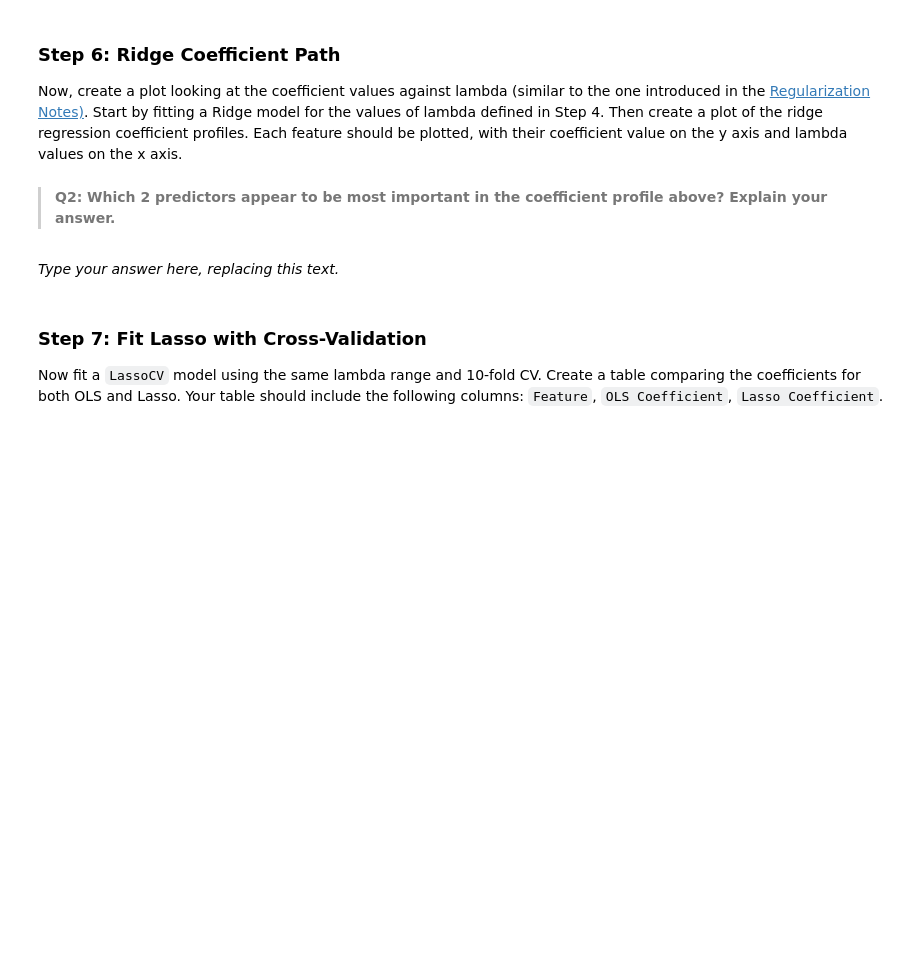
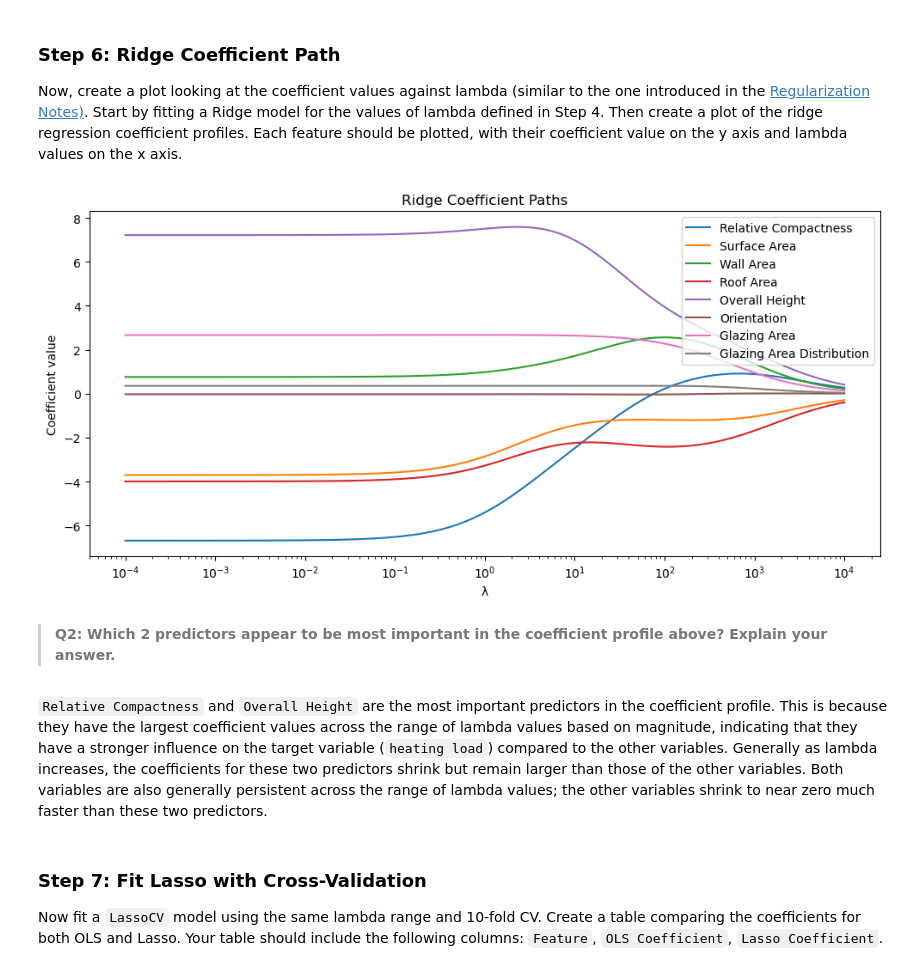
Before and after one commit to vedikaS-byte/assignment-3, a Jupyter notebook: task1/hw3-task1.ipynb, the cells around one changed output. Drawn from its saved outputs; the diff is of its cells as text; code cells hidden in the pictures; blank space fills up the shorter version.

```diff
--- a/task1/hw3-task1.ipynb
+++ b/task1/hw3-task1.ipynb
@@ -203,10 +206,31 @@ q4 results: All test cases passed!
 Now, create a plot looking at the coefficient values against lambda (similar to the one introduced in the [Regularization Notes)](https://meds-eds-232.github.io/EDS-232-course-website/notes/6_linear_model_selection_and_regularization/6_linear_model_selection_and_regularization-NOTES.html). Start by fitting a Ridge model for the values of lambda defined in Step 4. Then create a plot of the ridge regression coefficient profiles. Each feature should be plotted, with their coefficient value on the y axis and lambda values on the x axis.
 # %%
 # Define a list to store the coefficents
+coef = []
+# Recall range of lambda values
+lambdas = np.logspace(-4, 4, 100)
+
+# Loop through different values of lambda
+for l in lambdas:
+    ridge = Ridge(alpha=l)
+    ridge.fit(X_train_scaled, y_train)
+    coef.append(ridge.coef_)
+
+plt.figure(figsize=(10, 5))
+plt.plot(lambdas, coef)
+plt.xscale('log')
+plt.xlabel('λ')
+plt.ylabel('Coefficient value')
+plt.title('Ridge Coefficient Paths')
+plt.legend(X_train.columns) # Add labels for each line
+plt.tight_layout()
+plt.show()
+# %% [output]
+[figure, added]
 # %% [markdown]
 > **Q2: Which 2 predictors appear to be most important in the coefficient profile above? Explain your answer.**
 # %% [markdown]
-_Type your answer here, replacing this text._
+`Relative Compactness` and `Overall Height` are the most important predictors in the coefficient profile. This is because they have the largest coefficient values across the range of lambda values based on magnitude, indicating that they have a stronger influence on the target variable (`heating load`) compared to the other variables. Generally as lambda increases, the coefficients for these two predictors shrink but remain larger than those of the other variables. Both variables are also generally persistent across the range of lambda values; the other variables shrink to near zero much faster than these two predictors.
 # %% [markdown]
 <!-- END QUESTION -->
 
```
Also changed, not shown: parts of 2 cells of this notebook.
